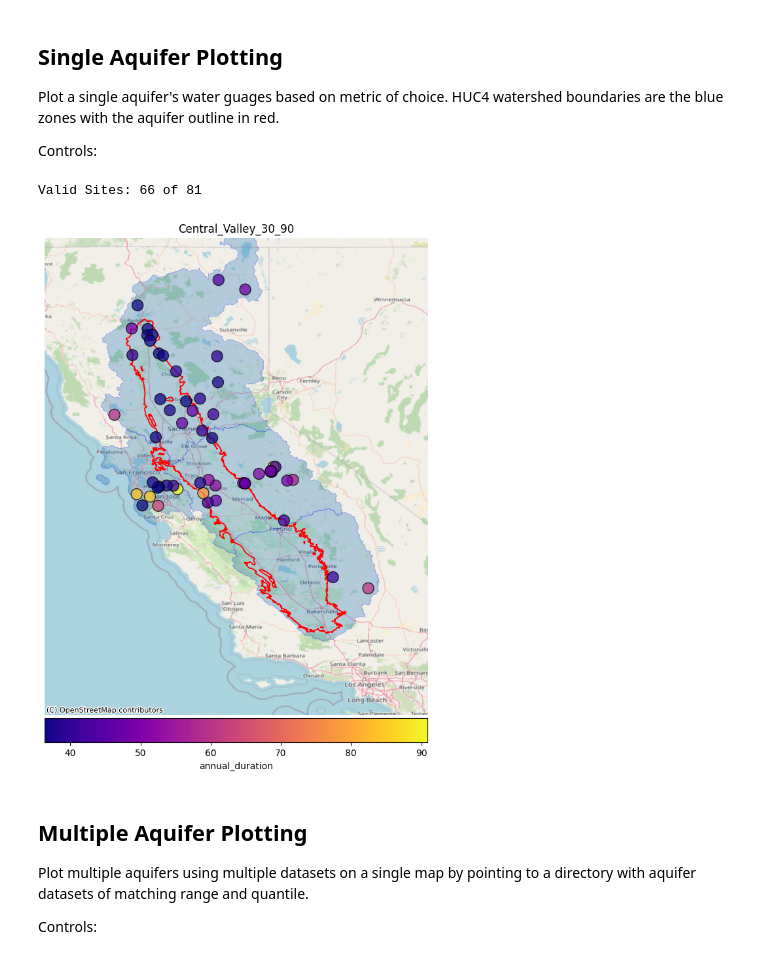
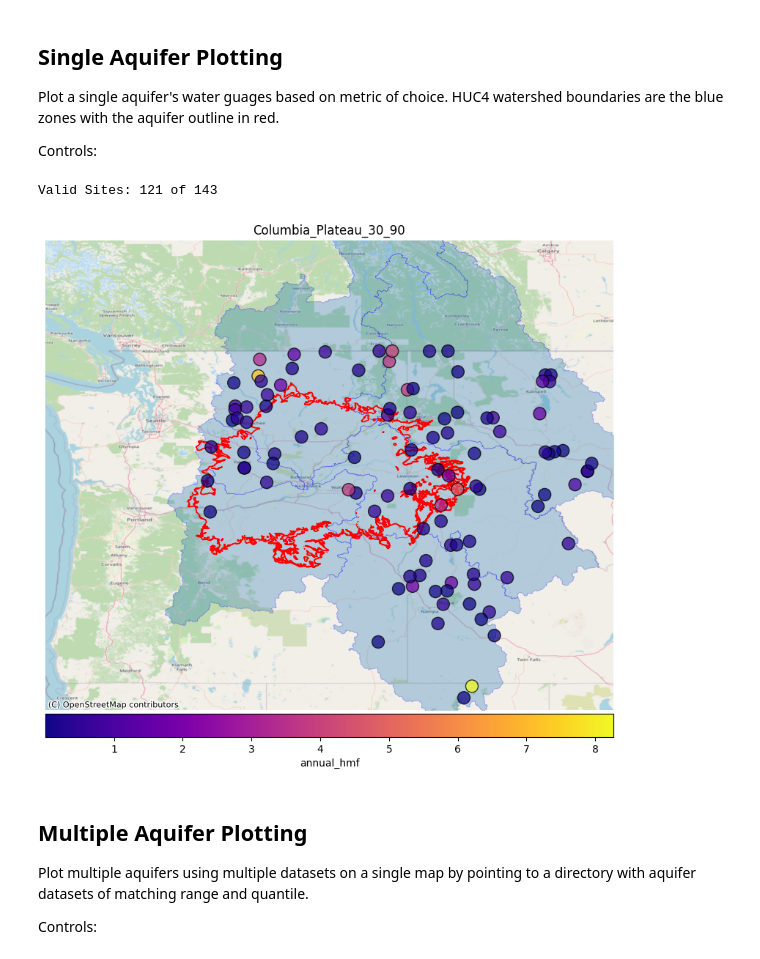
Before and after one commit to AlekWithK/DahlkeLab_LAWR, a Jupyter notebook: aquifer_plotting.ipynb, the cells around one changed output. Saved outputs shown, nothing was run; the diff lists cells and outputs as text; code cells hidden in the pictures.

Commit message:
added columbia plateau aquifer

```diff
--- a/aquifer_plotting.ipynb
+++ b/aquifer_plotting.ipynb
@@ -38,24 +38,41 @@ Plot a single aquifer's water guages based on metric of choice. HUC4 watershed b
 
 Controls:
 # %%
+import Src.classes as cl
+import Src.func as fn
+reload(cl)
+reload(fn)
+
 # Dataset selection
-aquifer = cl.central_valley_aquifer
+aquifer = cl.columbia_plateau_aquifer
 range = 30
 quantile = 90
-dataset = f'{aquifer.name}_{range}_{quantile}.xlsx'
-datapath = f'Prelim_Data/{aquifer.name}/{dataset}'
+
+try:
+    dataset = f'{aquifer.name}_{range}_{quantile}.xlsx'
+    datapath = f'Prelim_Data/{aquifer.name}/{dataset}'
+    df = pd.read_excel(datapath, sheet_name='site_metrics')
+    df_valid, df_invalid = fn.filter_by_valid(df)
+    print(f'Valid Sites: {len(df_valid)} of {len(df)}')
+
+except Exception as e:
+    print(e)
 
 # Metric to be plotted where metrics are column names from the dataset
-metric = 'annual_duration'
+metric = 'annual_hmf'
 # True if you want to overwrite current images
 overwrite = False
-
-df = pd.read_excel(datapath, sheet_name='site_metrics')
-df_valid, df_invalid = fn.filter_by_valid(df)
-print(f'Valid Sites: {len(df_valid)} of {len(df)}')
 # %% [output]
-Valid Sites: 66 of 81
+Valid Sites: 121 of 143
 # %%
+import Src.classes as cl
+import Src.func as fn
+reload(cl)
+reload(fn)
+
+# Set to false when testing watershed/aquifer overlap to speed things up
+basemap = True
+
 fig, ax = plt.subplots(figsize=(10, 10))
 plt.title(dataset[:-5], loc='center')
 
@@ -74,7 +91,7 @@ aq_gdf = gpd.read_file(aquifer.aq_shapefile)
 aq_gdf = aq_gdf.to_crs(4269)
 
 xmin, ymin, xmax, ymax = aq_gdf.total_bounds
-padding = 1.5
+padding = 3.0
 xmin -= padding
 ymin -= padding
 xmax += padding
@@ -86,37 +103,38 @@ ax.set_ylim(ymin, ymax)
 
 # Convert decimal lat/long to geo points
 lat = df_valid['dec_lat_va'].tolist()
 long = df_valid['dec_long_va'].tolist()
 geometry = [Point(xy) for xy in zip(long, lat)]
 geo_df = gpd.GeoDataFrame(geometry=geometry)
 
 # Set colorbar limits and theme using undivided dataset so that scale is static
 vmin = df_valid[metric].min()
 vmax = df_valid[metric].max()
 
 norm = mcolors.Normalize(vmin, vmax)
 cmap = 'plasma'
 mappable = plt.cm.ScalarMappable(cmap=cmap, norm=norm)
 mappable.set_array(df_valid[metric])
 
 div = make_axes_locatable(ax)
 cax = div.append_axes("bottom", size="5%", pad=0.05)
 
 # Watergauges plot
 bx = geo_df.plot(ax=ax, column=df_valid[metric], markersize=600, marker='.', cmap=cmap, edgecolor='black', linewidth=1, alpha=0.75)
 cbx = plt.colorbar(mappable, cax=cax, pad=0.05, aspect=25, orientation='horizontal', alpha=1.0)
 cbx.set_label(f'{metric}')
 
 # Add context basemap
-ax.margins(0, tight=True)
-ax.set_axis_off()
-cx.add_basemap(ax, crs=aq_gdf.crs, source=cx.providers.OpenStreetMap.Mapnik, zoom=7)
+if basemap:
+    ax.margins(0, tight=True)
+    ax.set_axis_off()
+    cx.add_basemap(ax, crs=aq_gdf.crs, source=cx.providers.OpenStreetMap.Mapnik, zoom=7)
 
 # Save images if they don't exist or if overwrite is True
 img_path = f'Saved_Visuals/{dataset[:-5]}_{metric}.png'
 fn.save_plot_as_image(img_path, overwrite)
 # %% [output]
-[figure, old version]
+[figure, new version]
 # %% [markdown]
 ## Multiple Aquifer Plotting
 Plot multiple aquifers using multiple datasets on a single map by pointing to a directory with aquifer datasets of matching range and quantile.
```
Also changed, not shown: parts of 2 cells of this notebook, 40 other files.
